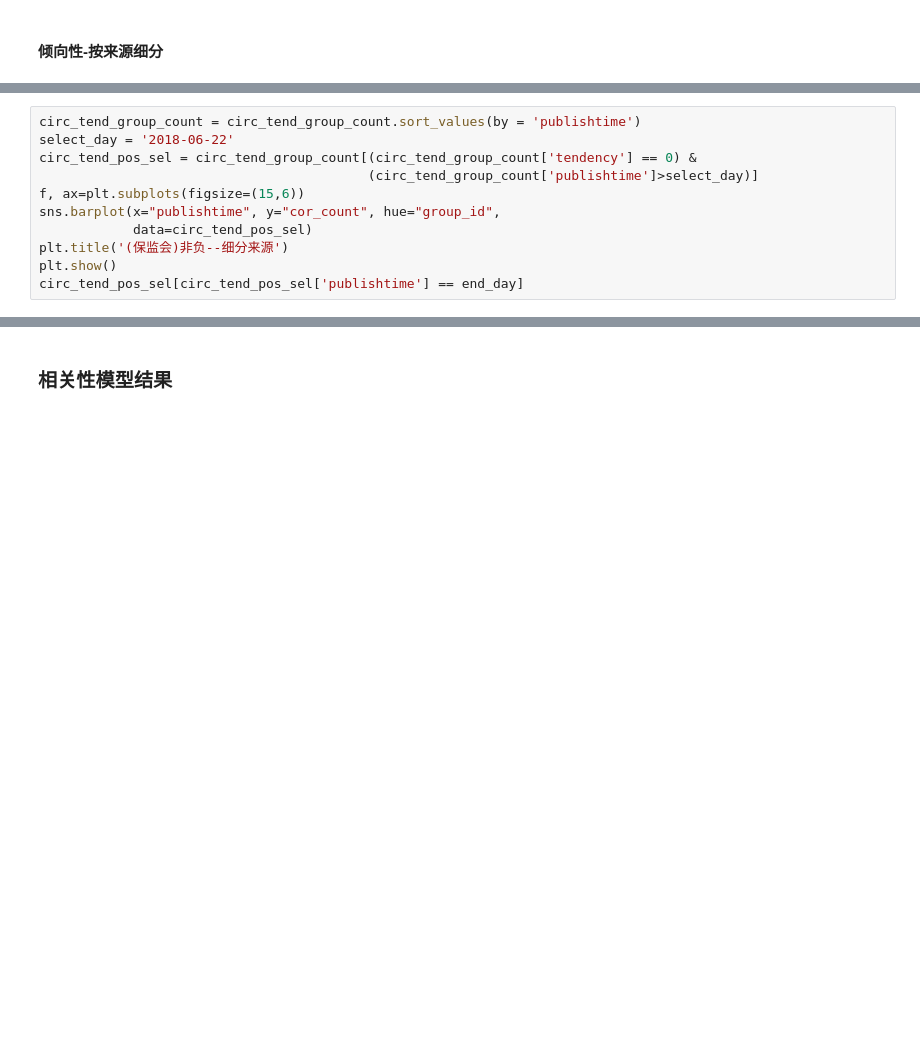
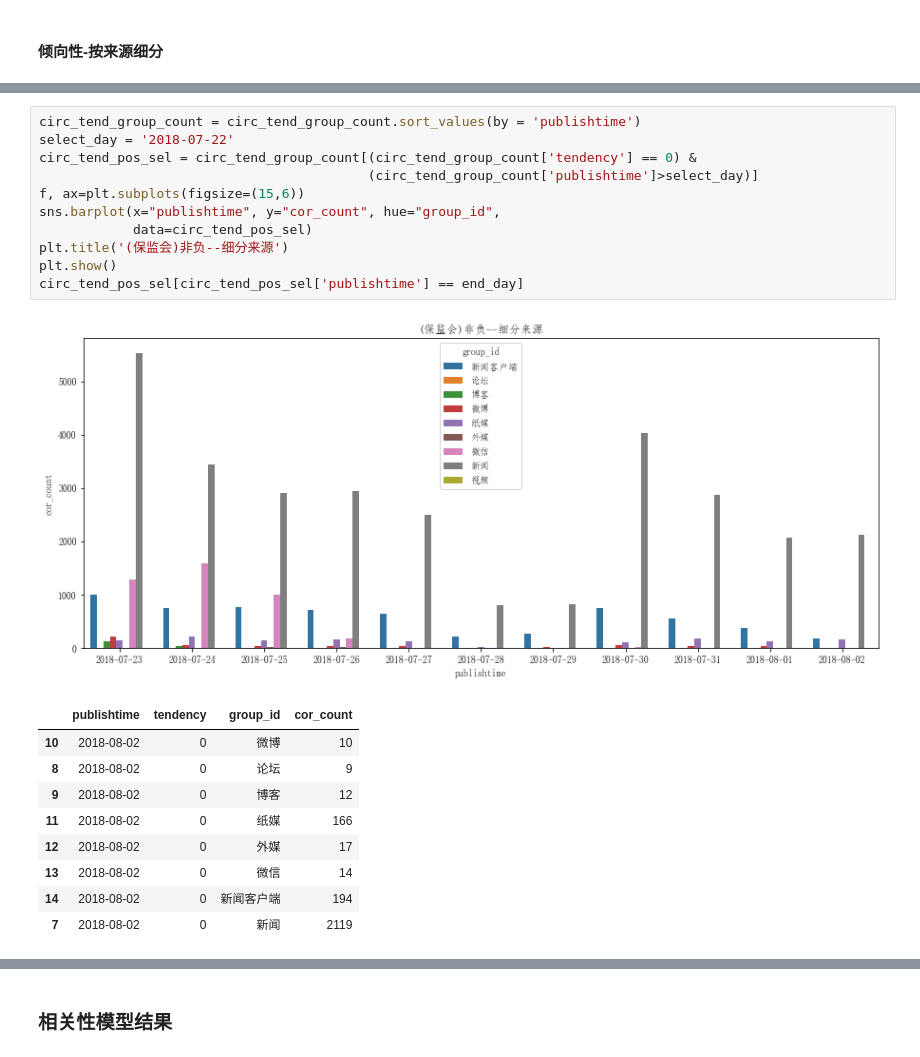
Before and after one commit to xuhuanyunxiao/jupyter-notebook, a Jupyter notebook: proj_cbirc/cbirc_人工判断结果分析.ipynb, the cells around one changed output, grey strips where cells are left out. Drawn from its saved outputs; the diff is of its cells as text; blank space fills up the shorter version.

```diff
--- a/proj_cbirc/cbirc_人工判断结果分析.ipynb
+++ b/proj_cbirc/cbirc_人工判断结果分析.ipynb
@@ -187,12 +230,23 @@ circ_tend_group_count.head()
 # %%
 circ_tend_group_count = circ_tend_group_count.sort_values(by = 'publishtime')
-select_day = '2018-06-22'
+select_day = '2018-07-22'
 circ_tend_pos_sel = circ_tend_group_count[(circ_tend_group_count['tendency'] == 0) &
                                           (circ_tend_group_count['publishtime']>select_day)]
 f, ax=plt.subplots(figsize=(15,6))
 sns.barplot(x="publishtime", y="cor_count", hue="group_id",
             data=circ_tend_pos_sel)
 plt.title('(保监会)非负--细分来源')
 plt.show()
 circ_tend_pos_sel[circ_tend_pos_sel['publishtime'] == end_day]
+# %% [output]
+[figure, added]
+|  | publishtime | tendency | group_id | cor_count |
+| 10 | 2018-08-02 | 0 | 微博 | 10 |
+| 8 | 2018-08-02 | 0 | 论坛 | 9 |
+| 9 | 2018-08-02 | 0 | 博客 | 12 |
+| 11 | 2018-08-02 | 0 | 纸媒 | 166 |
+| 12 | 2018-08-02 | 0 | 外媒 | 17 |
+| 13 | 2018-08-02 | 0 | 微信 | 14 |
+| 14 | 2018-08-02 | 0 | 新闻客户端 | 194 |
+| 7 | 2018-08-02 | 0 | 新闻 | 2119 |
 # %%
```
Also changed, not shown: parts of 39 cells of this notebook, 17 other files.
